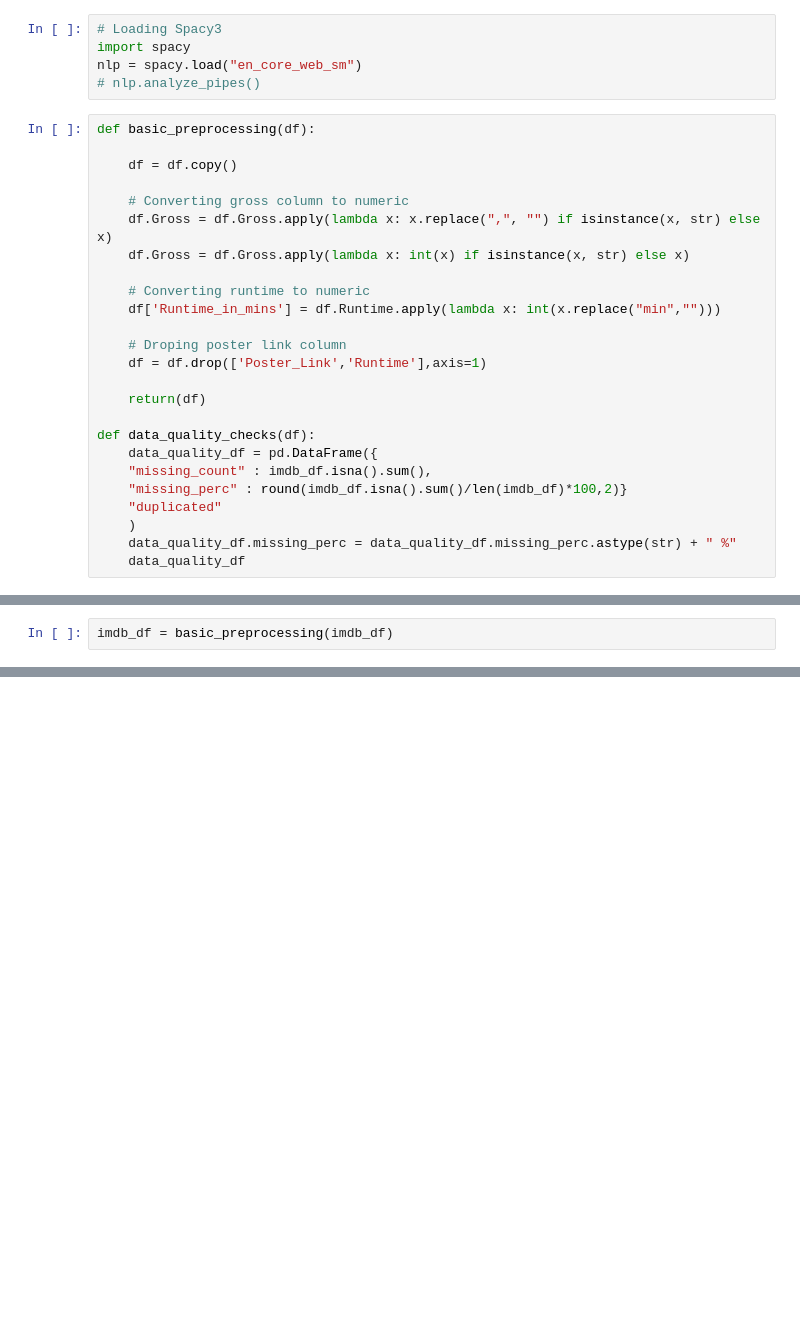
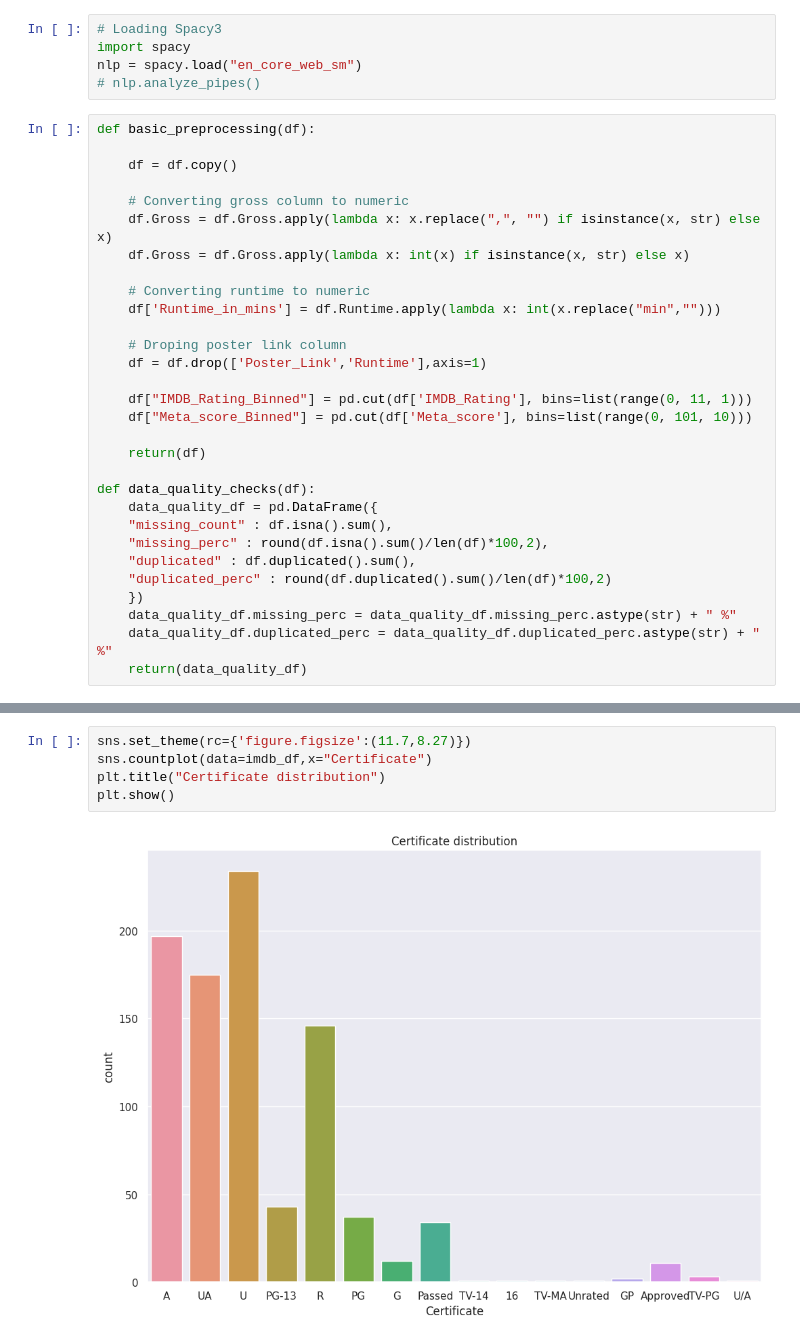
Before and after one commit to kuralamuthan300/bankruptcy_prediction, a Jupyter notebook: spacy3-text-analysis-recommender-system.ipynb, the cells around one changed output, grey strips where cells are left out. Drawn from its saved outputs; the diff is of its cells as text; blank space fills up the shorter version.

```diff
--- a/spacy3-text-analysis-recommender-system.ipynb
+++ b/spacy3-text-analysis-recommender-system.ipynb
@@ -56,16 +56,21 @@ def basic_preprocessing(df):
     # Droping poster link column
     df = df.drop(['Poster_Link','Runtime'],axis=1)
 
+    df["IMDB_Rating_Binned"] = pd.cut(df['IMDB_Rating'], bins=list(range(0, 11, 1)))
+    df["Meta_score_Binned"] = pd.cut(df['Meta_score'], bins=list(range(0, 101, 10)))
+
     return(df)
 
 def data_quality_checks(df):
     data_quality_df = pd.DataFrame({
-    "missing_count" : imdb_df.isna().sum(),
-    "missing_perc" : round(imdb_df.isna().sum()/len(imdb_df)*100,2)}
-    "duplicated"
-    )
+    "missing_count" : df.isna().sum(),
+    "missing_perc" : round(df.isna().sum()/len(df)*100,2),
+    "duplicated" : df.duplicated().sum(),
+    "duplicated_perc" : round(df.duplicated().sum()/len(df)*100,2)
+    })
     data_quality_df.missing_perc = data_quality_df.missing_perc.astype(str) + " %"
-    data_quality_df
+    data_quality_df.duplicated_perc = data_quality_df.duplicated_perc.astype(str) + " %"
+    return(data_quality_df)
 # %%
 imdb_df = pd.read_csv("/kaggle/input/imdb-dataset-of-top-1000-movies-and-tv-shows/imdb_top_1000.csv")
 imdb_df.head()
@@ -101,2 +134,0 @@ memory usage: 117.3+ KB
-# %%
-imdb_df = basic_preprocessing(imdb_df)
@@ -102,0 +155,7 @@ imdb_df = basic_preprocessing(imdb_df)
+# %%
+sns.set_theme(rc={'figure.figsize':(11.7,8.27)})
+sns.countplot(data=imdb_df,x="Certificate")
+plt.title("Certificate distribution")
+plt.show()
+# %% [output]
+[figure, added]
```
Also changed, not shown: parts of 19 cells of this notebook.
